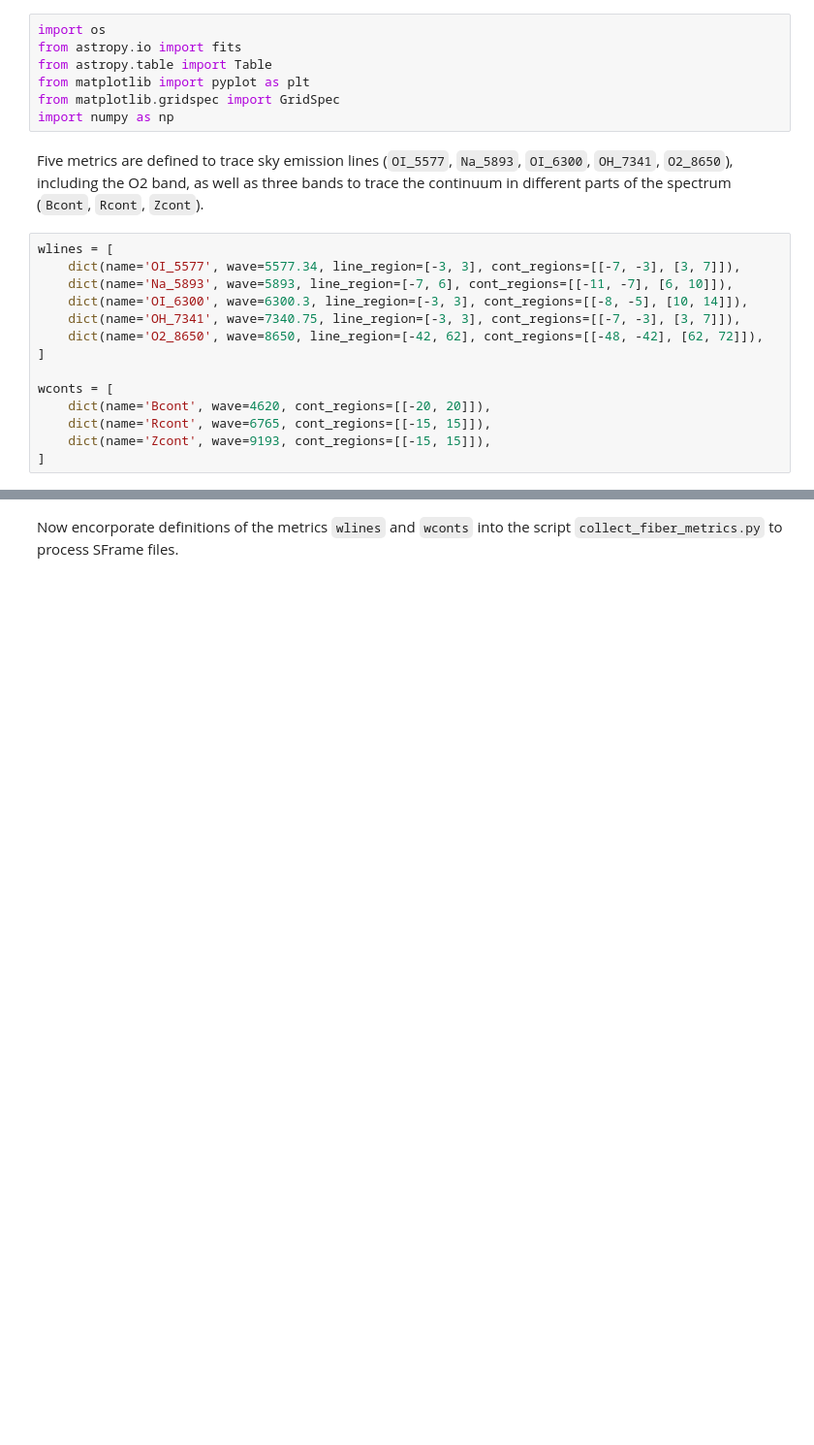
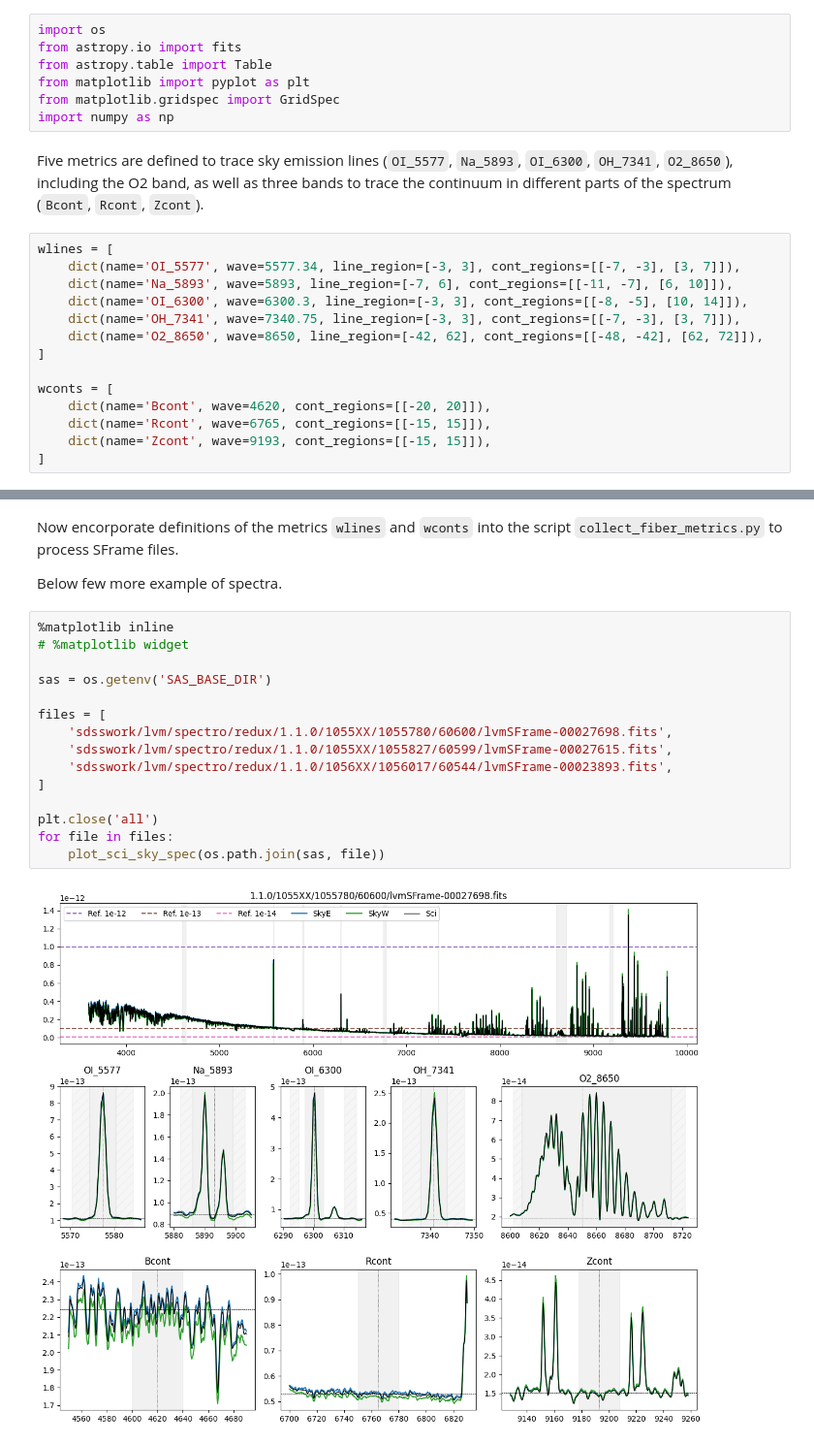
Before and after one commit to sdss/lvmsky, a Jupyter notebook: notebooks/Which_sky_metrics_use.ipynb, the cells around one changed output, grey strips where cells are left out. Shown at 97% size. Cells and saved outputs as stored; diff of their text form; blank space fills up the shorter version.

```diff
--- a/notebooks/Which_sky_metrics_use.ipynb
+++ b/notebooks/Which_sky_metrics_use.ipynb
@@ -147,2 +147,23 @@ for file in files:
 # %% [markdown]
 Now encorporate definitions of the metrics `wlines` and `wconts` into the script `collect_fiber_metrics.py` to process SFrame files.
+
+
+
+Below few more example of spectra.
+# %%
+%matplotlib inline
+# %matplotlib widget
+
+sas = os.getenv('SAS_BASE_DIR')
+
+files = [
+    'sdsswork/lvm/spectro/redux/1.1.0/1055XX/1055780/60600/lvmSFrame-00027698.fits',
+    'sdsswork/lvm/spectro/redux/1.1.0/1055XX/1055827/60599/lvmSFrame-00027615.fits',
+    'sdsswork/lvm/spectro/redux/1.1.0/1056XX/1056017/60544/lvmSFrame-00023893.fits',
+]
+
+plt.close('all')
+for file in files:
+    plot_sci_sky_spec(os.path.join(sas, file))
+# %% [output]
+[figure, added]
```
Also changed, not shown: parts of 6 cells of this notebook, 1 other file.
